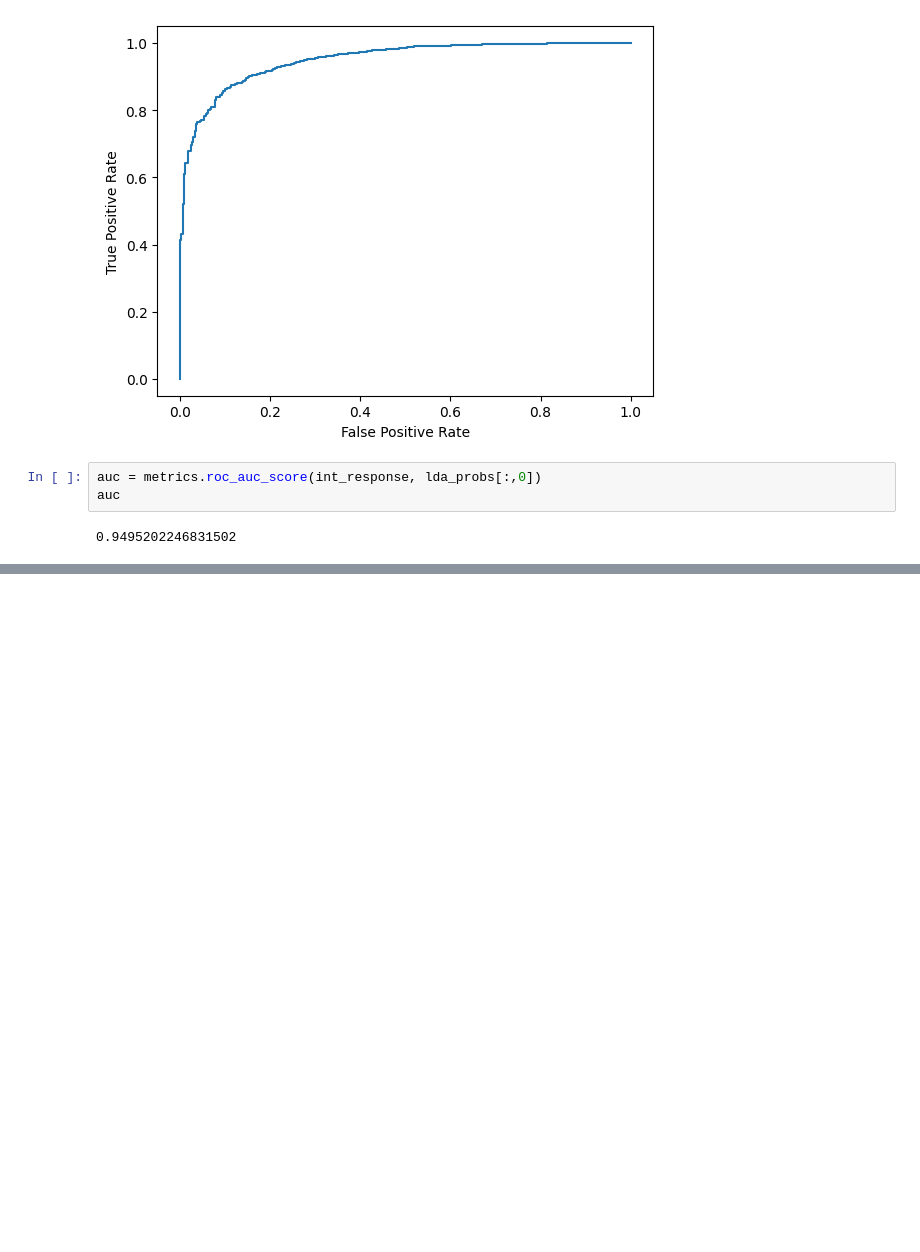
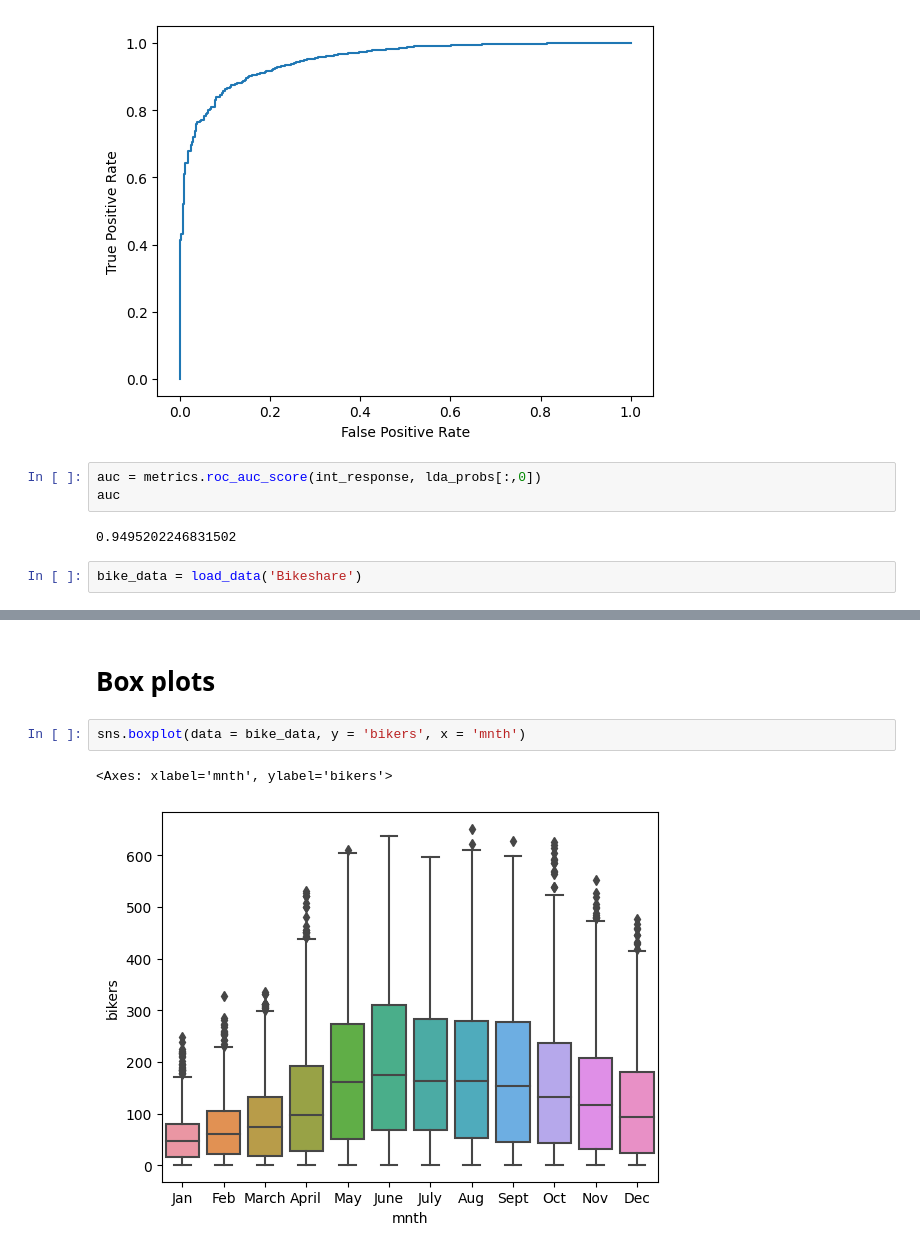
Before and after one commit to bryaneadams/statistical_learning_python, a Jupyter notebook: chapter_4_lab.ipynb, the cells around one changed output, grey strips where cells are left out. Cells and saved outputs as stored; diff of their text form; blank space fills up the shorter version.

```diff
--- a/chapter_4_lab.ipynb
+++ b/chapter_4_lab.ipynb
@@ -648,3 +667,5 @@ auc = metrics.roc_auc_score(int_response, lda_probs[:,0])
 auc
 # %% [output]
 0.9495202246831502
+# %%
+bike_data = load_data('Bikeshare')
@@ -650,0 +856,7 @@ auc
+# %% [markdown]
+# Box plots
+# %%
+sns.boxplot(data = bike_data, y = 'bikers', x = 'mnth')
+# %% [output]
+<Axes: xlabel='mnth', ylabel='bikers'>
+[figure, added]
```
Also changed, not shown: parts of 39 cells of this notebook, 1 other file.
